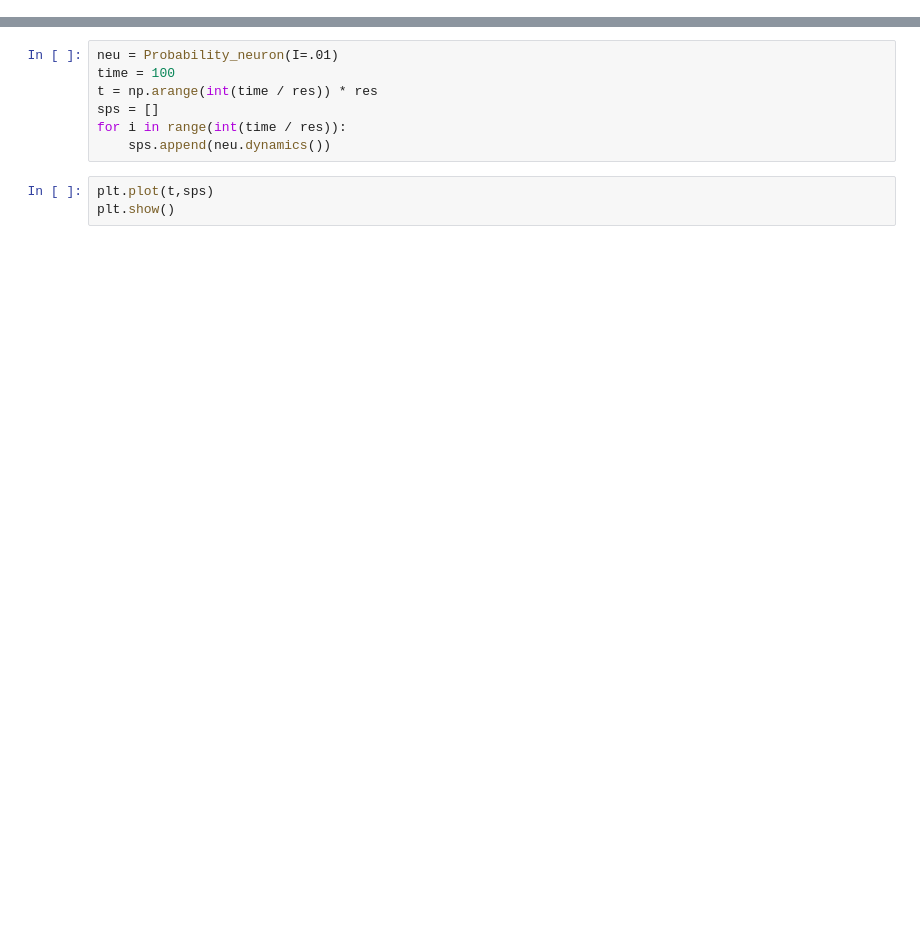
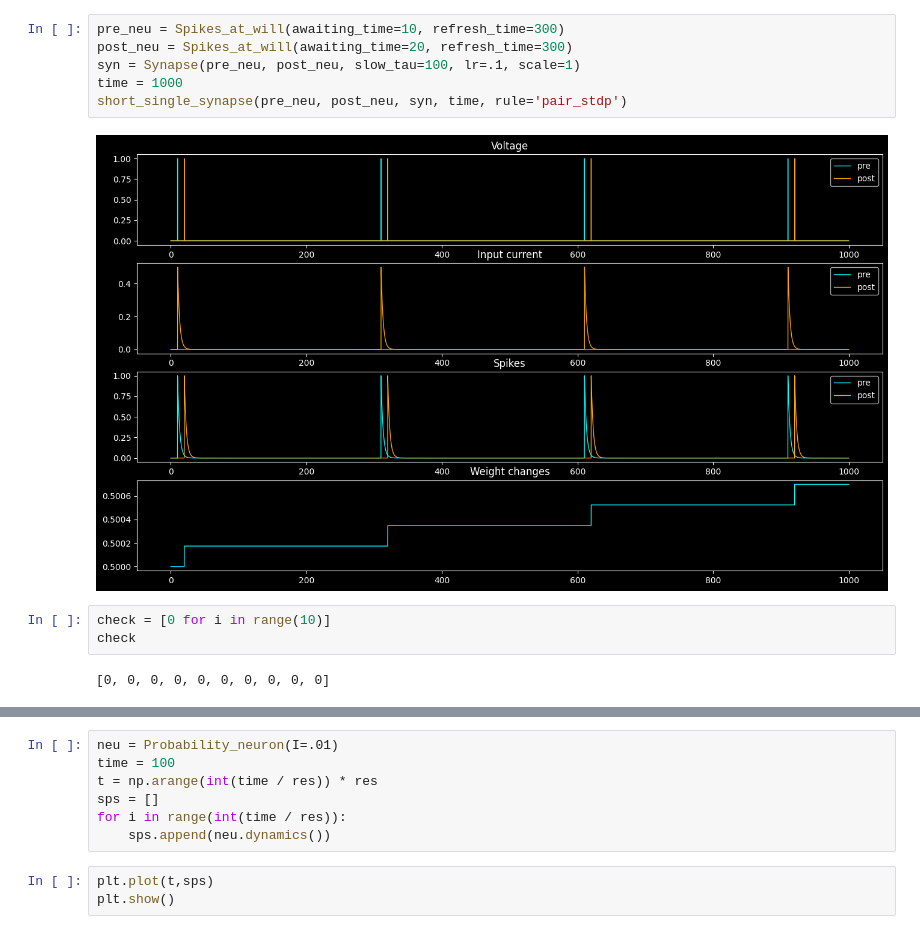
Before and after one commit to iamkg0/rustyspikes, a Jupyter notebook: test.ipynb, the cells around one changed output, grey strips where cells are left out. Saved outputs shown, nothing was run; the diff lists cells and outputs as text; blank space fills up the shorter version.

Commit message:
Neuron that generates spikes at particular timing

```diff
--- a/test.ipynb
+++ b/test.ipynb
@@ -16,0 +20,13 @@ short_single_synapse(pre_neu, post_neu, syn, time, rule='pair_stdp')
+# %%
+pre_neu = Spikes_at_will(awaiting_time=10, refresh_time=300)
+post_neu = Spikes_at_will(awaiting_time=20, refresh_time=300)
+syn = Synapse(pre_neu, post_neu, slow_tau=100, lr=.1, scale=1)
+time = 1000
+short_single_synapse(pre_neu, post_neu, syn, time, rule='pair_stdp')
+# %% [output]
+[figure, added]
+# %%
+check = [0 for i in range(10)]
+check
+# %% [output]
+[0, 0, 0, 0, 0, 0, 0, 0, 0, 0]
```
Also changed, not shown: parts of 13 cells of this notebook, 3 other files.
